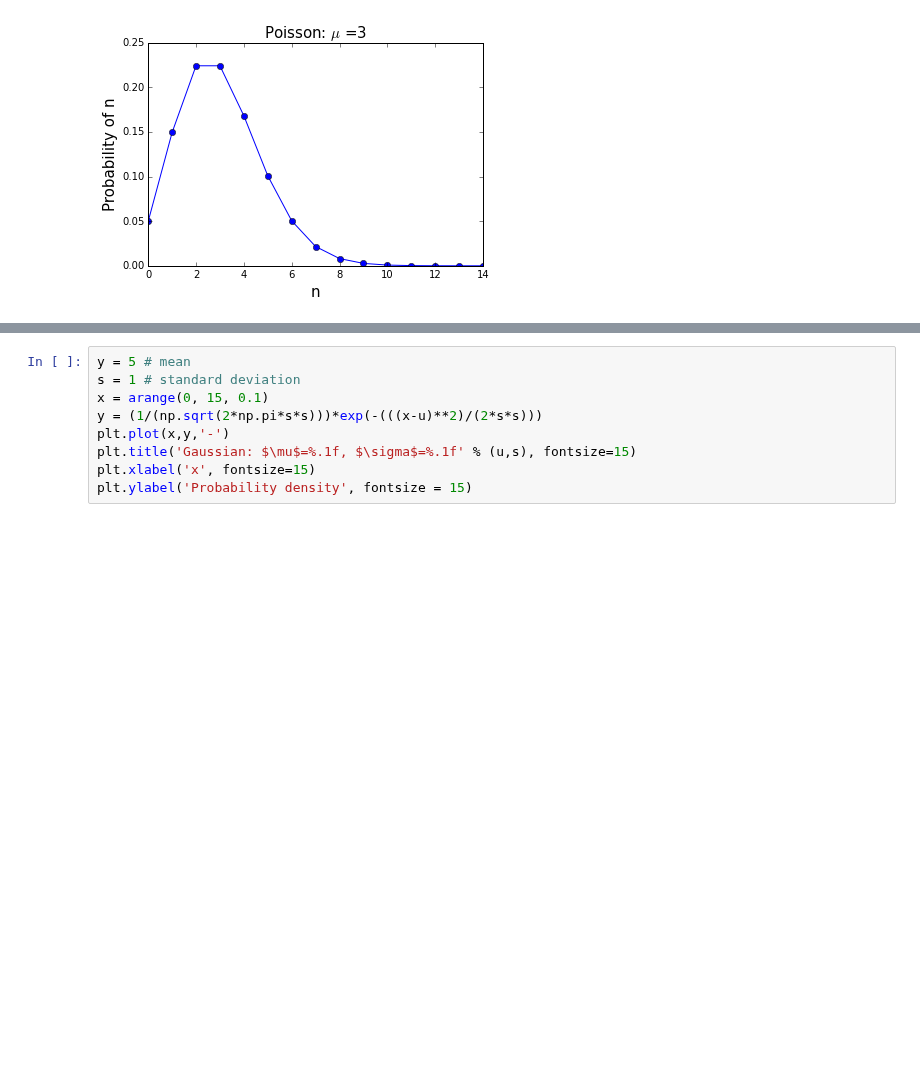
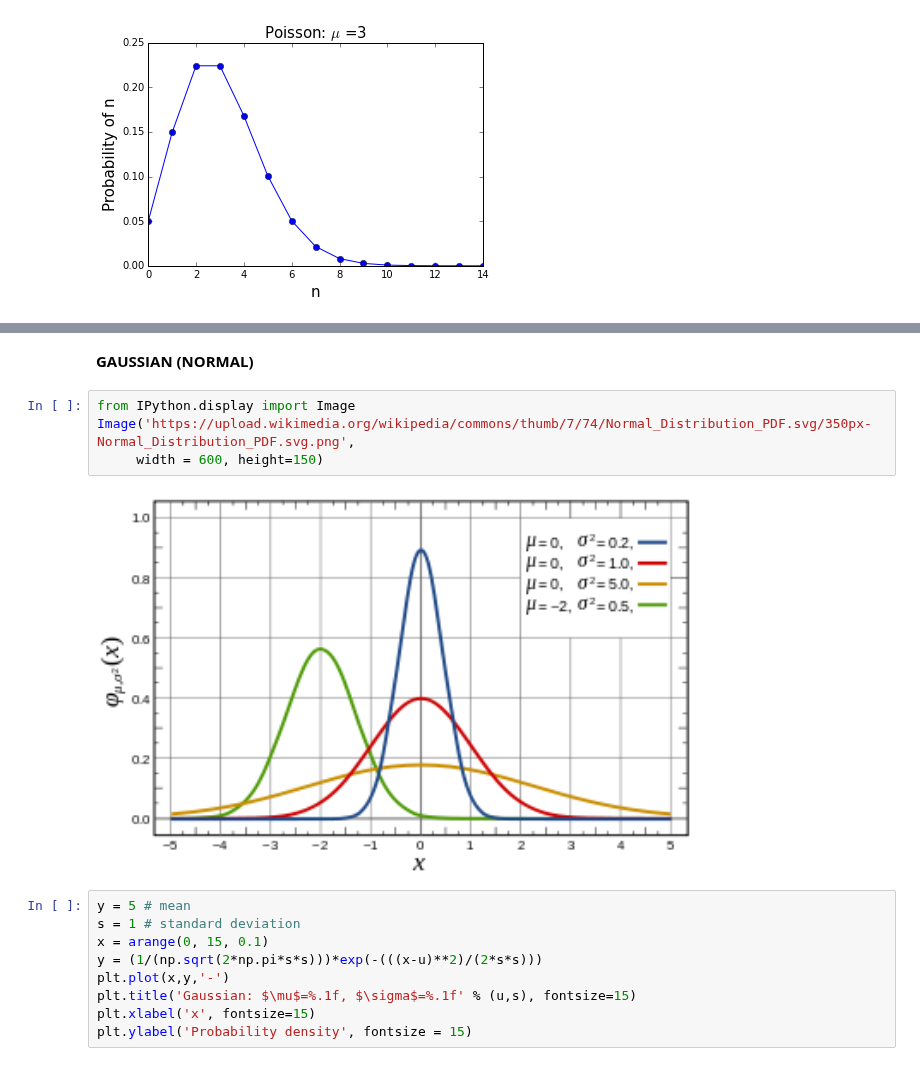
Before and after one commit to borjaeg/nlp_tests, a Jupyter notebook: Distributions.ipynb, the cells around one changed output, grey strips where cells are left out. Cells and saved outputs as stored; diff of their text form; blank space fills up the shorter version.

```diff
--- a/Distributions.ipynb
+++ b/Distributions.ipynb
@@ -57,3 +74,11 @@ plt.ylabel('Probability of n', fontsize=15)
+# %% [markdown]
+**GAUSSIAN (NORMAL)**
+# %%
+from IPython.display import Image
+Image('https://upload.wikimedia.org/wikipedia/commons/thumb/7/74/Normal_Distribution_PDF.svg/350px-Normal_Distribution_PDF.svg.png',
+     width = 600, height=150)
+# %% [output]
+[figure, added]
 # %%
 y = 5 # mean
 s = 1 # standard deviation
```
Also changed, not shown: parts of 48 cells of this notebook, 3 other files.
